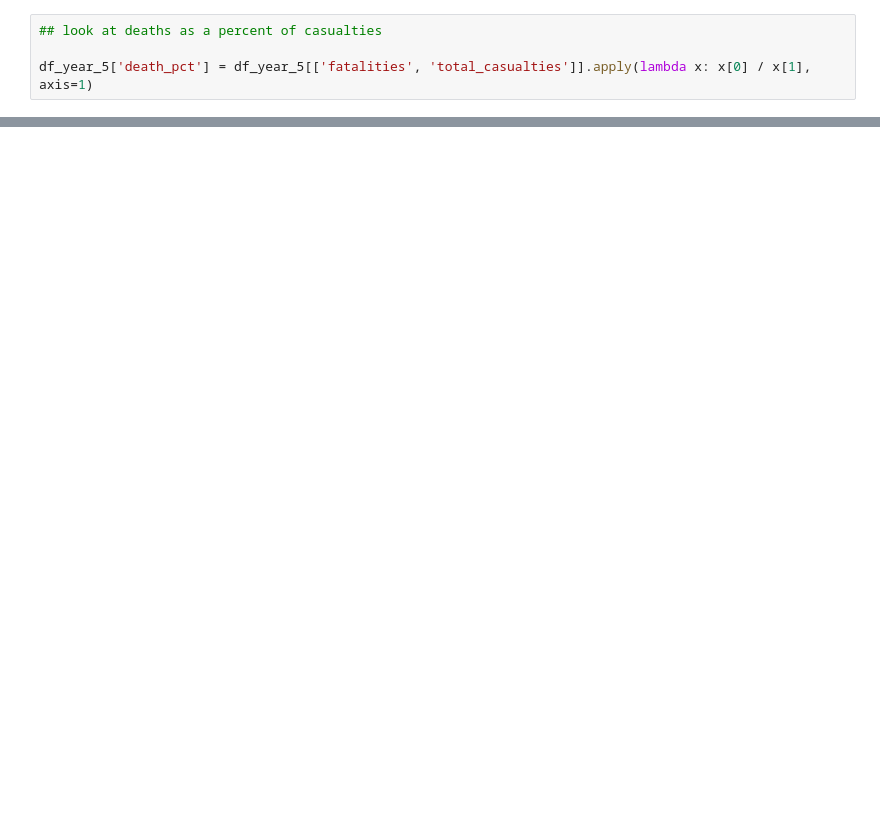
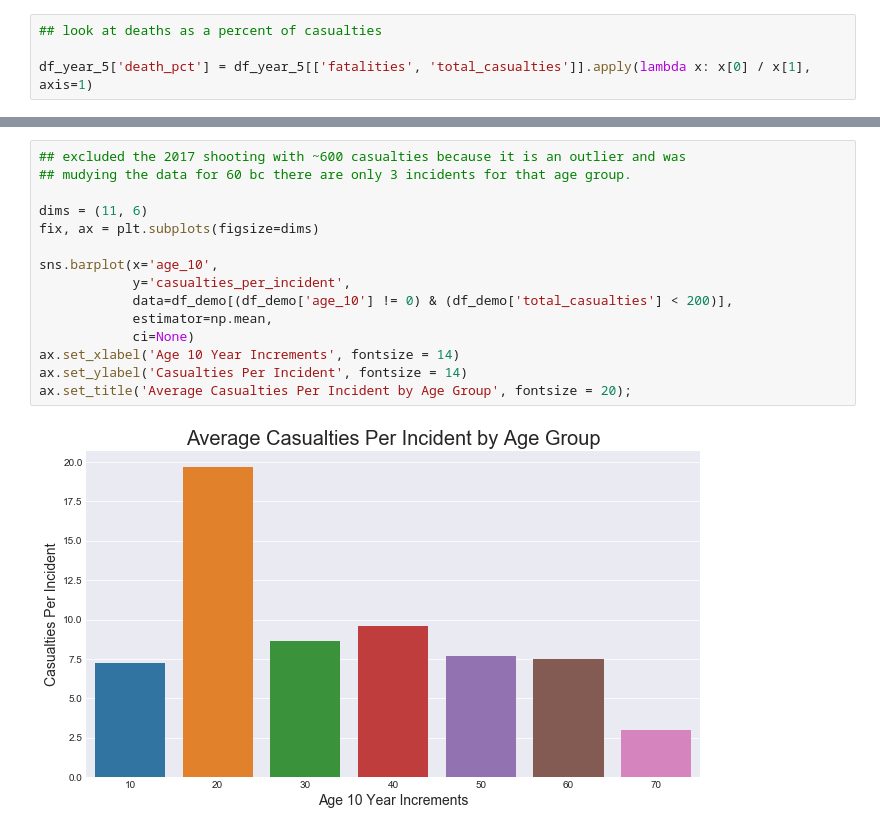
Before and after one commit to ZackSmith32/US_Mass_Shootings_Analysis, a Jupyter notebook: mass_shootings.ipynb, the cells around one changed output, grey strips where cells are left out. Cells and saved outputs as stored; diff of their text form; blank space fills up the shorter version.

```diff
--- a/mass_shootings.ipynb
+++ b/mass_shootings.ipynb
@@ -148,0 +239,17 @@ SyntaxError: unexpected EOF while parsing (<ipython-input-11-b339052b7e0b>, line
+# %%
+## excluded the 2017 shooting with ~600 casualties because it is an outlier and was
+## mudying the data for 60 bc there are only 3 incidents for that age group.
+
+dims = (11, 6)
+fix, ax = plt.subplots(figsize=dims)
+
+sns.barplot(x='age_10',
+            y='casualties_per_incident',
+            data=df_demo[(df_demo['age_10'] != 0) & (df_demo['total_casualties'] < 200)],
+            estimator=np.mean,
+            ci=None)
+ax.set_xlabel('Age 10 Year Increments', fontsize = 14)
+ax.set_ylabel('Casualties Per Incident', fontsize = 14)
+ax.set_title('Average Casualties Per Incident by Age Group', fontsize = 20);
+# %% [output]
+[figure, added]
```
Also changed, not shown: parts of 36 cells of this notebook.
